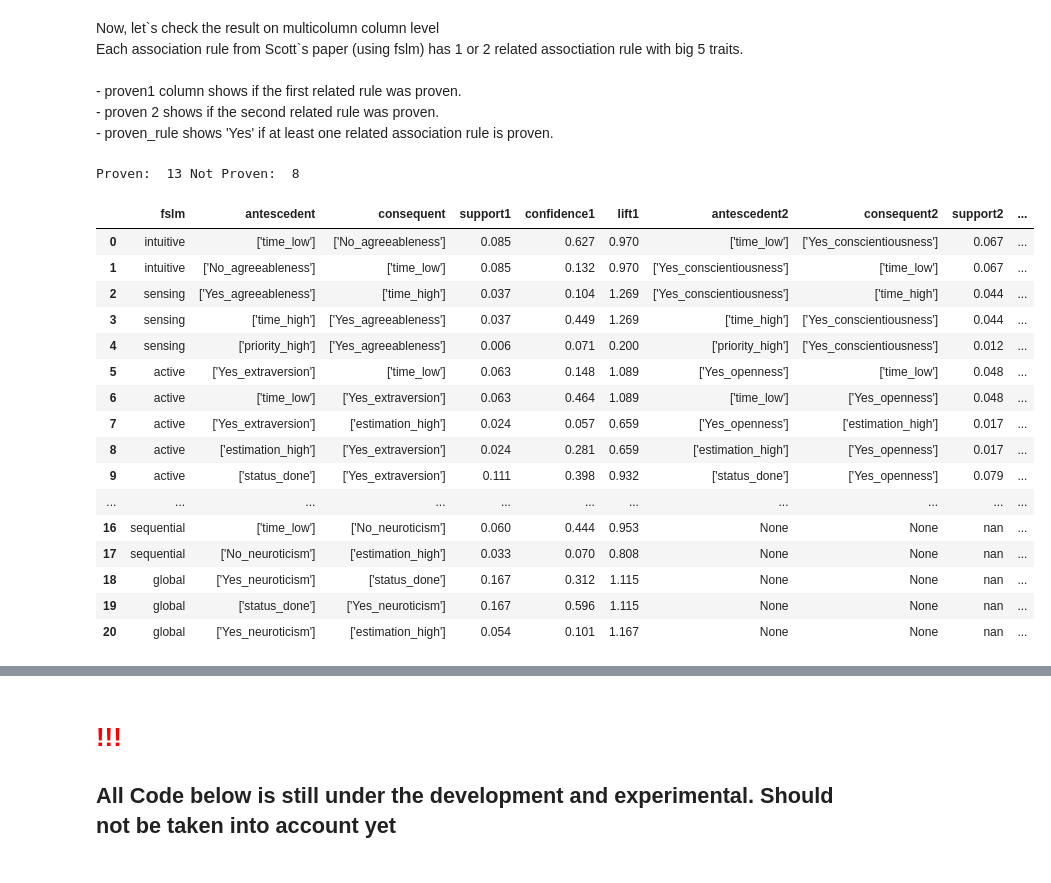
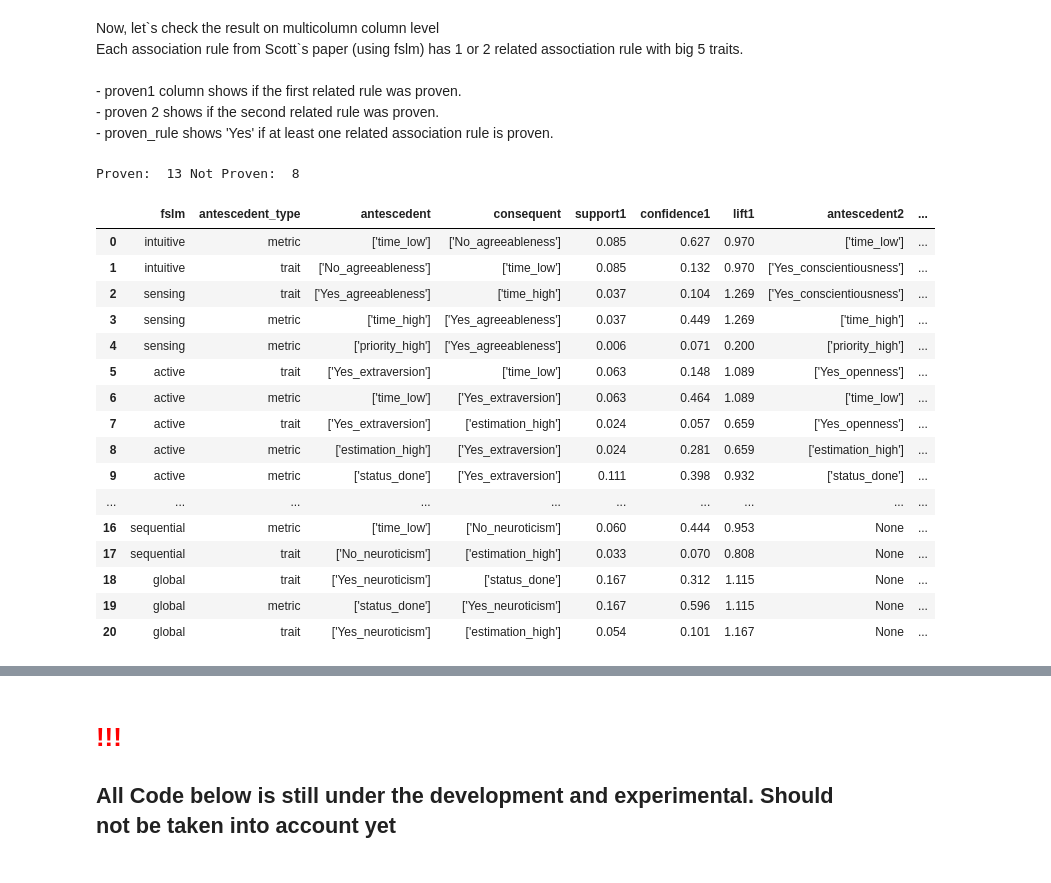
Before and after one commit to gogoladzetedo/Personalities_In_Agile, a Jupyter notebook: checlpoint_notebook_files/Analysis.ipynb, the cells around one changed output, grey strips where cells are left out. Cells and saved outputs as stored; diff of their text form; code cells hidden in the pictures.

```diff
--- a/Analysis_old.ipynb
+++ b/checlpoint_notebook_files/Analysis.ipynb
@@ -1676,57 +1682,62 @@ Now, let\`s check the result on multicolumn column level
 # method = 0 clasical method, one support and confidence filter for all association rules, same as in Scott`s paper.
 # method = 1 - adjusted for metric->trait rules
 
 rules_checked_multicolumn['proven1']=np.nan
 rules_checked_multicolumn['proven2']=np.nan
 rules_checked_multicolumn['proven_rule']=np.nan
+
+min_suppor_val = 0.04
+min_confidence = 0.08
+
+
 method = 0
 if method==1:
     rules_checked_multicolumn.loc[(((rules_checked_multicolumn['antescedent_type']=='trait')
-                   &(rules_checked_multicolumn['support1']>=0.02)
-                   &(rules_checked_multicolumn['confidence1']>=0.1)) |
+                   &(rules_checked_multicolumn['support1']>=min_suppor_val/2)
+                   &(rules_checked_multicolumn['confidence1']>=min_confidence)) |
                  ((rules_checked_multicolumn['antescedent_type']=='metric')
-                   &(rules_checked_multicolumn['support1']>=0.0005)
+                   &(rules_checked_multicolumn['support1']>=0.005)
                    &(rules_checked_multicolumn['confidence1']>=0.5))), 'proven1']='Yes'
 
     rules_checked_multicolumn.loc[(((rules_checked_multicolumn['antescedent_type']=='trait')
-                   &(rules_checked_multicolumn['support2']>=0.02)
-                   &(rules_checked_multicolumn['confidence2']>=0.1)) |
+                   &(rules_checked_multicolumn['support2']>=min_suppor_val/2)
+                   &(rules_checked_multicolumn['confidence2']>=min_confidence)) |
                  ((rules_checked_multicolumn['antescedent_type']=='metric')
-                   &(rules_checked_multicolumn['support2']>=0.0005)
+                   &(rules_checked_multicolumn['support2']>=0.005)
                    &(rules_checked_multicolumn['confidence2']>=0.5))), 'proven2']='Yes'
 else:
-    rules_checked_multicolumn.loc[(((rules_checked_multicolumn['support1']>=0.04)
-            & (rules_checked_multicolumn['confidence1']>=0.1))), 'proven1']='Yes'
-    rules_checked_multicolumn.loc[(((rules_checked_multicolumn['support2']>=0.04)
-            & (rules_checked_multicolumn['confidence2']>=0.1))), 'proven2']='Yes'
+    rules_checked_multicolumn.loc[(((rules_checked_multicolumn['support1']>=min_suppor_val)
+            & (rules_checked_multicolumn['confidence1']>=min_confidence))), 'proven1']='Yes'
+    rules_checked_multicolumn.loc[(((rules_checked_multicolumn['support2']>=min_suppor_val)
+            & (rules_checked_multicolumn['confidence2']>=min_confidence))), 'proven2']='Yes'
 
 rules_checked_multicolumn.loc[pd.isnull(rules_checked_multicolumn['proven1'])==True, 'proven1']='No'
 rules_checked_multicolumn.loc[(pd.isnull(rules_checked_multicolumn['proven2'])==True)
                               & (pd.isnull(rules_checked_multicolumn['antescedent2'] ==False)), 'proven2']='No'
 
 rules_checked_multicolumn.loc[(rules_checked_multicolumn['proven1']=='Yes')
                                | (rules_checked_multicolumn['proven2']=='Yes'), 'proven_rule']='Yes'
 rules_checked_multicolumn.loc[pd.isnull(rules_checked_multicolumn['proven_rule'])==True, 'proven_rule']='No'
 
 print('Proven: ', rules_checked_multicolumn[rules_checked_multicolumn['proven_rule']=='Yes'].shape[0],
      'Not Proven: ', rules_checked_multicolumn[rules_checked_multicolumn['proven_rule']=='No'].shape[0])
 rules_checked_multicolumn
 # %% [output]
 Proven:  13 Not Proven:  8
-|  | fslm | antescedent | consequent | support1 | confidence1 | lift1 | antescedent2 | consequent2 | support2 | ... |
-| 0 | intuitive | ['time_low'] | ['No_agreeableness'] | 0.085 | 0.627 | 0.970 | ['time_low'] | ['Yes_conscientiousness'] | 0.067 | ... |
-| 1 | intuitive | ['No_agreeableness'] | ['time_low'] | 0.085 | 0.132 | 0.970 | ['Yes_conscientiousness'] | ['time_low'] | 0.067 | ... |
-| 2 | sensing | ['Yes_agreeableness'] | ['time_high'] | 0.037 | 0.104 | 1.269 | ['Yes_conscientiousness'] | ['time_high'] | 0.044 | ... |
-| 3 | sensing | ['time_high'] | ['Yes_agreeableness'] | 0.037 | 0.449 | 1.269 | ['time_high'] | ['Yes_conscientiousness'] | 0.044 | ... |
-| 4 | sensing | ['priority_high'] | ['Yes_agreeableness'] | 0.006 | 0.071 | 0.200 | ['priority_high'] | ['Yes_conscientiousness'] | 0.012 | ... |
-| 5 | active | ['Yes_extraversion'] | ['time_low'] | 0.063 | 0.148 | 1.089 | ['Yes_openness'] | ['time_low'] | 0.048 | ... |
-| 6 | active | ['time_low'] | ['Yes_extraversion'] | 0.063 | 0.464 | 1.089 | ['time_low'] | ['Yes_openness'] | 0.048 | ... |
-| 7 | active | ['Yes_extraversion'] | ['estimation_high'] | 0.024 | 0.057 | 0.659 | ['Yes_openness'] | ['estimation_high'] | 0.017 | ... |
-| 8 | active | ['estimation_high'] | ['Yes_extraversion'] | 0.024 | 0.281 | 0.659 | ['estimation_high'] | ['Yes_openness'] | 0.017 | ... |
-| 9 | active | ['status_done'] | ['Yes_extraversion'] | 0.111 | 0.398 | 0.932 | ['status_done'] | ['Yes_openness'] | 0.079 | ... |
-| ... | ... | ... | ... | ... | ... | ... | ... | ... | ... | ... |
-| 16 | sequential | ['time_low'] | ['No_neuroticism'] | 0.060 | 0.444 | 0.953 | None | None | nan | ... |
-| 17 | sequential | ['No_neuroticism'] | ['estimation_high'] | 0.033 | 0.070 | 0.808 | None | None | nan | ... |
-| 18 | global | ['Yes_neuroticism'] | ['status_done'] | 0.167 | 0.312 | 1.115 | None | None | nan | ... |
-| 19 | global | ['status_done'] | ['Yes_neuroticism'] | 0.167 | 0.596 | 1.115 | None | None | nan | ... |
-| 20 | global | ['Yes_neuroticism'] | ['estimation_high'] | 0.054 | 0.101 | 1.167 | None | None | nan | ... |
+|  | fslm | antescedent_type | antescedent | consequent | support1 | confidence1 | lift1 | antescedent2 | ... |
+| 0 | intuitive | metric | ['time_low'] | ['No_agreeableness'] | 0.085 | 0.627 | 0.970 | ['time_low'] | ... |
+| 1 | intuitive | trait | ['No_agreeableness'] | ['time_low'] | 0.085 | 0.132 | 0.970 | ['Yes_conscientiousness'] | ... |
+| 2 | sensing | trait | ['Yes_agreeableness'] | ['time_high'] | 0.037 | 0.104 | 1.269 | ['Yes_conscientiousness'] | ... |
+| 3 | sensing | metric | ['time_high'] | ['Yes_agreeableness'] | 0.037 | 0.449 | 1.269 | ['time_high'] | ... |
+| 4 | sensing | metric | ['priority_high'] | ['Yes_agreeableness'] | 0.006 | 0.071 | 0.200 | ['priority_high'] | ... |
+| 5 | active | trait | ['Yes_extraversion'] | ['time_low'] | 0.063 | 0.148 | 1.089 | ['Yes_openness'] | ... |
+| 6 | active | metric | ['time_low'] | ['Yes_extraversion'] | 0.063 | 0.464 | 1.089 | ['time_low'] | ... |
+| 7 | active | trait | ['Yes_extraversion'] | ['estimation_high'] | 0.024 | 0.057 | 0.659 | ['Yes_openness'] | ... |
+| 8 | active | metric | ['estimation_high'] | ['Yes_extraversion'] | 0.024 | 0.281 | 0.659 | ['estimation_high'] | ... |
+| 9 | active | metric | ['status_done'] | ['Yes_extraversion'] | 0.111 | 0.398 | 0.932 | ['status_done'] | ... |
+| ... | ... | ... | ... | ... | ... | ... | ... | ... | ... |
+| 16 | sequential | metric | ['time_low'] | ['No_neuroticism'] | 0.060 | 0.444 | 0.953 | None | ... |
+| 17 | sequential | trait | ['No_neuroticism'] | ['estimation_high'] | 0.033 | 0.070 | 0.808 | None | ... |
+| 18 | global | trait | ['Yes_neuroticism'] | ['status_done'] | 0.167 | 0.312 | 1.115 | None | ... |
+| 19 | global | metric | ['status_done'] | ['Yes_neuroticism'] | 0.167 | 0.596 | 1.115 | None | ... |
+| 20 | global | trait | ['Yes_neuroticism'] | ['estimation_high'] | 0.054 | 0.101 | 1.167 | None | ... |
```
Also changed, not shown: parts of 5 cells of this notebook, 31 other files.
